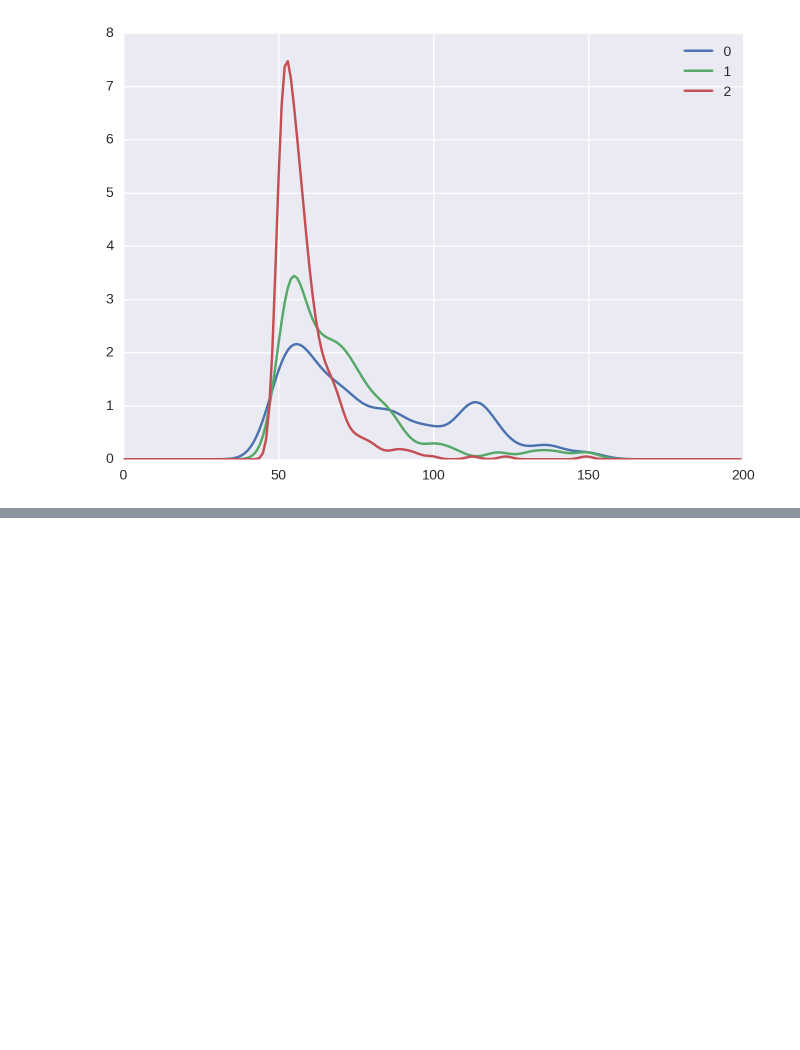
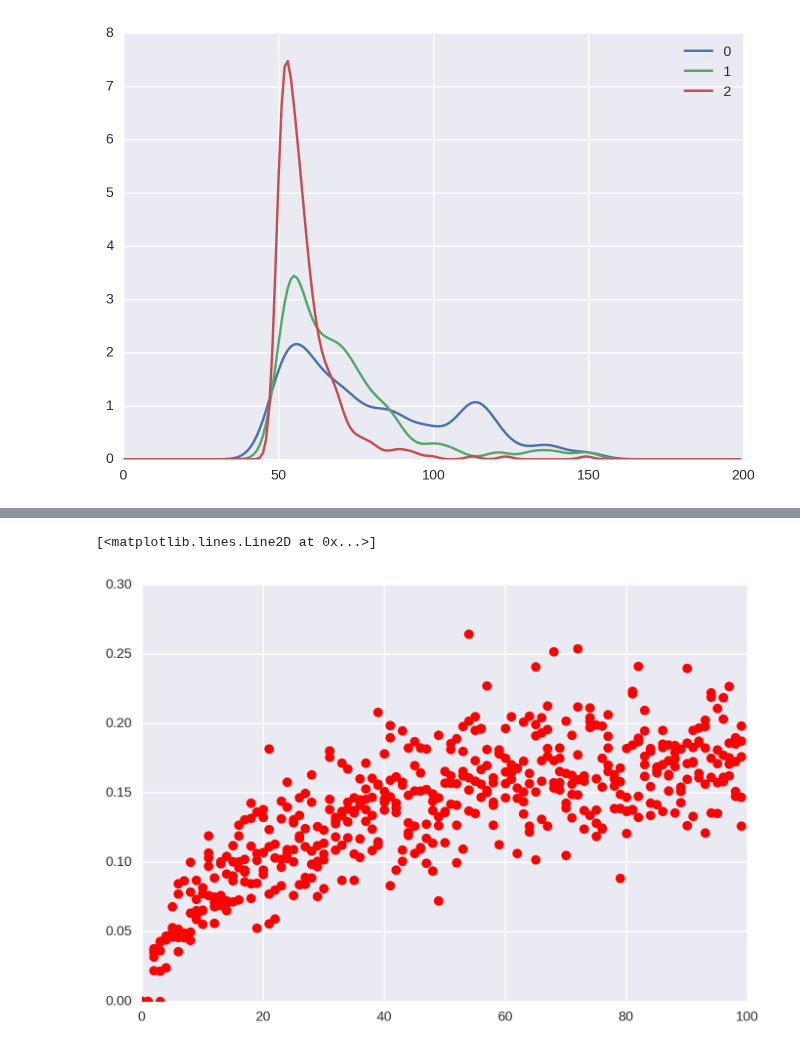
Before and after one commit to ryneches/SuchTree, a Jupyter notebook: SpectralClassification.ipynb, the cells around one changed output, grey strips where cells are left out. Cells and saved outputs as stored; diff of their text form; code cells hidden in the pictures; blank space fills up the shorter version.

```diff
--- a/SpectralClassification.ipynb
+++ b/SpectralClassification.ipynb
@@ -104,3 +105,0 @@ yticks(rotation=90)
-# %%
-for i in xrange(200) :
-    plot( i, correlate( spectra[2], roll( spectra[2], i ) ), 'ro' )
@@ -108,0 +106,19 @@ for i in xrange(200) :
+# %%
+N = 100
+M = 5
+p = pyprind.ProgBar( N*M, title='calculating spectral distances...' )
+
+SLT = load_study( studies[1] )
+
+a = real( eigvals( SLT.laplacian() ) )
+A = gaussian_kde( a / max(a), bw_method=0.2 ).pdf( linspace( -0.5,1.5,200) )
+
+s,d = [],[]
+
+for i in xrange( N ) :
+    for j in xrange( M ) :
+        b = real( eigvals( SLT.laplacian( swaps=i ) ) )
+        B = gaussian_kde( b / max(b), bw_method=0.2 ).pdf( linspace( -0.5,1.5,200) )
+        s.append( i )
+        d.append( pdd( A, B ) )
+        p.update()
@@ -108,0 +130,5 @@ for i in xrange(200) :
+# %%
+plot(s,d,'ro')
+# %% [output]
+[<matplotlib.lines.Line2D at 0x...>]
+[figure, added]
```
Also changed, not shown: parts of 10 cells of this notebook, 1 other file.
